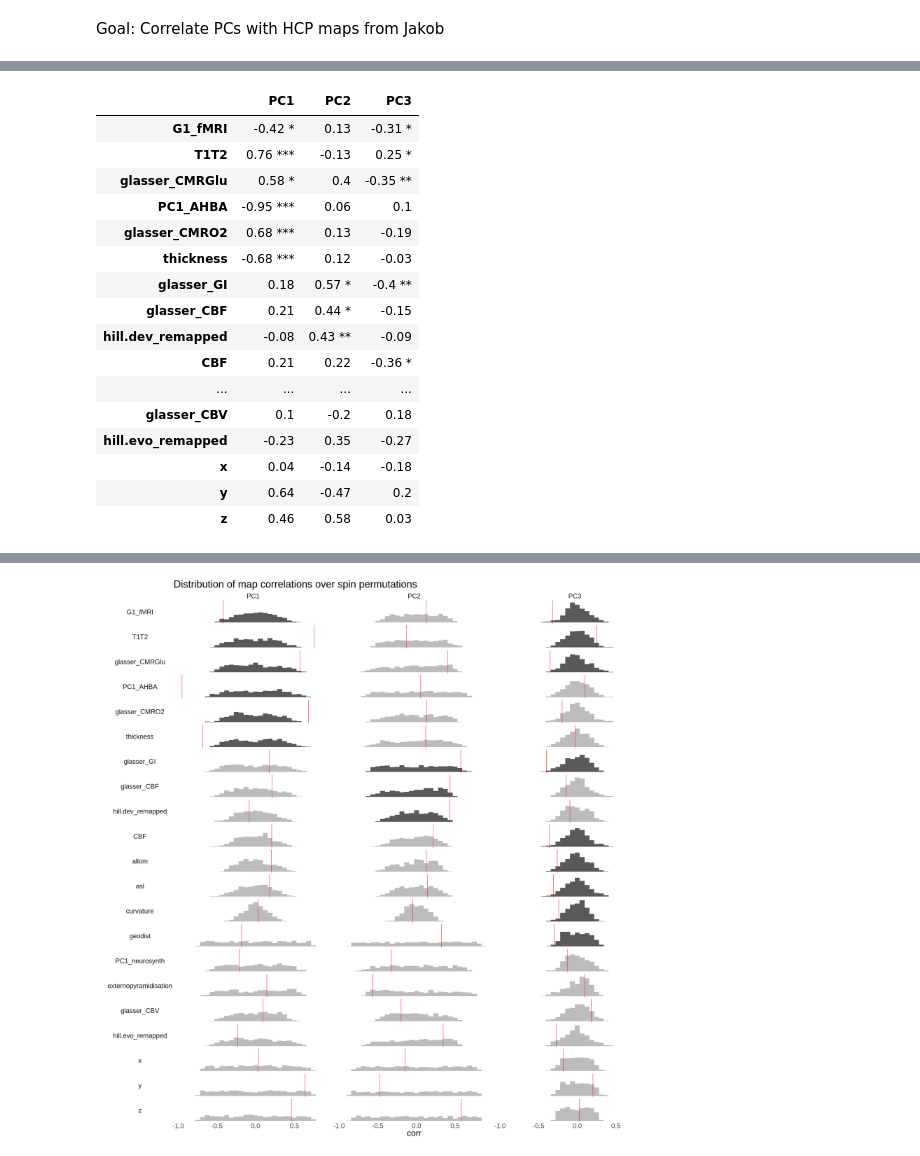
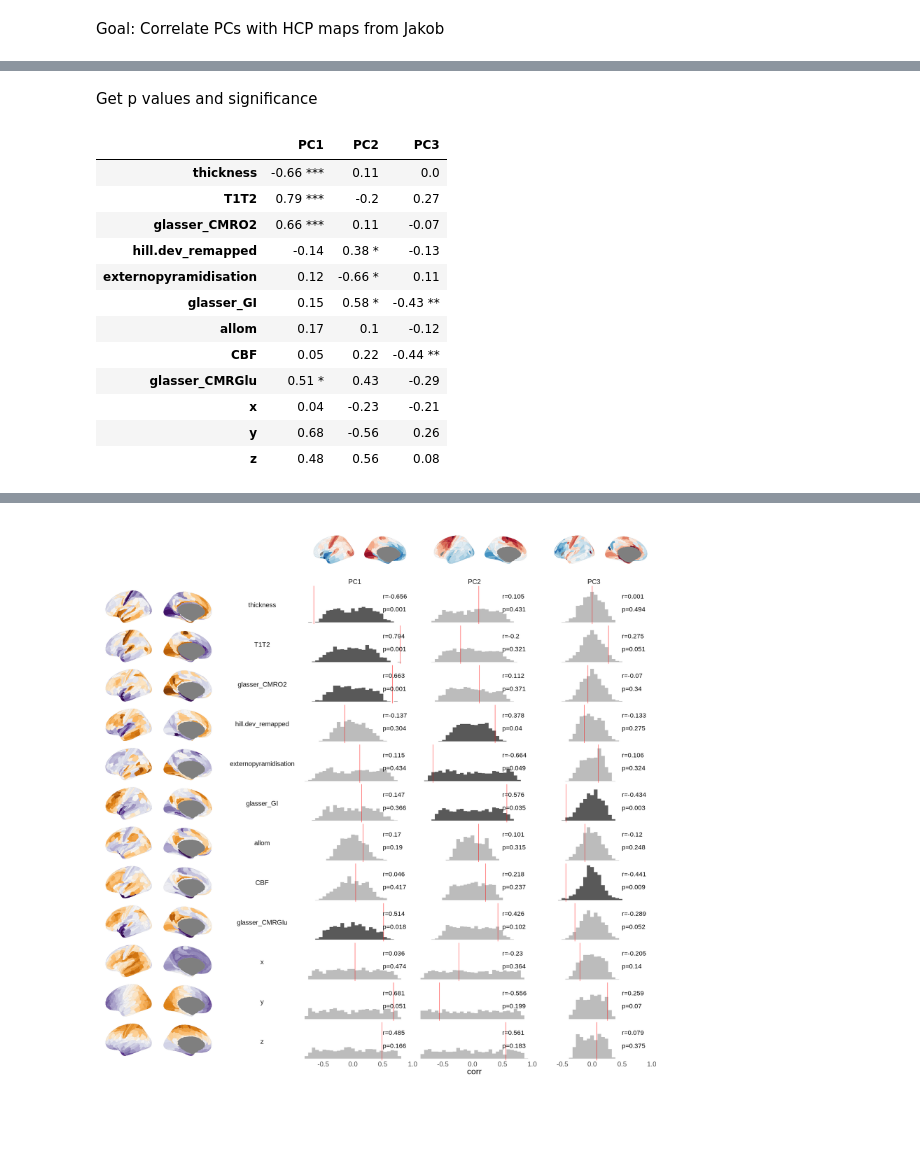
Before and after one commit to richardajdear/AHBA_gradients, a Jupyter notebook: notebooks/other_maps.ipynb, the cells around one changed output, grey strips where cells are left out. Cells and saved outputs as stored; diff of their text form; code cells hidden in the pictures; blank space fills up the shorter version.

```diff
--- a/notebooks/other_maps.ipynb
+++ b/notebooks/other_maps.ipynb
@@ -76,8 +87,8 @@ def get_corrs(version, maps):
 # %%
-version = hcp_3donors_ds7
-scores = hcp_base.score_from(version).drop([3,4],axis=1).apply(lambda x: (x-np.mean(x))/np.std(x)).join(get_labels_hcp())
+version = hcp_3donors_ds8
+scores = hcp_base.score_from(hcp_3donors_ds8).iloc[:,:3].apply(lambda x: (x-np.mean(x))/np.std(x))
 
-corrs = get_corrs(version, maps_jakob)
+corrs = get_corrs(scores, maps, method='spearman')
 corrs.style.format('{:.2f}')
 # %% [output]
 |  | PC1 | PC2 | PC3 |
@@ -116,3 +106,0 @@ theme_minimal() #+ theme(aspect.ratio=1)
-# %%
-maps = maps_jakob.loc[:, spin_p_order.index]
-maps
@@ -212,3 +135,5 @@ spin_corrs = pd.concat(spin_corrs).reset_index(level=0).set_axis(['map','PC1','P
+# %% [markdown]
+Get p values and significance
 # %%
 from scipy.stats import percentileofscore
 
@@ -224,57 +149,46 @@ for m, _map in enumerate(corrs.index):
 
 spin_p = pd.DataFrame(spin_p, index=corrs.index, columns=corrs.columns)
 # %%
-spin_p_order = (spin_p
+spin_sig = (spin_p
                 .apply(lambda x: x<.05)
-                .sort_values(['PC1','PC2','PC3'], ascending=False)
+            .loc[selected_maps.keys()]
+                # .sort_values(['PC1','PC2','PC3'], ascending=False)
                )
 
 map_corrs_sig = (corrs
- .loc[spin_p_order.index]
+ .loc[spin_sig.index]
  .round(2).astype('string')
  .where(spin_p > .05, other = lambda x: x+' *')
  .where(spin_p > .01, other = lambda x: x+'*')
  .where(spin_p > .001, other = lambda x: x+'*')
 )
-map_corrs_sig.to_csv("../outputs/map_corrs_sig.csv")
+# map_corrs_sig.to_csv("../outputs/map_corrs_sig.csv")
 map_corrs_sig
 # %% [output]
 |  | PC1 | PC2 | PC3 |
-| G1_fMRI | -0.42 * | 0.13 | -0.31 * |
-| T1T2 | 0.76 *** | -0.13 | 0.25 * |
-| glasser_CMRGlu | 0.58 * | 0.4 | -0.35 ** |
-| PC1_AHBA | -0.95 *** | 0.06 | 0.1 |
-| glasser_CMRO2 | 0.68 *** | 0.13 | -0.19 |
-| thickness | -0.68 *** | 0.12 | -0.03 |
-| glasser_GI | 0.18 | 0.57 * | -0.4 ** |
-| glasser_CBF | 0.21 | 0.44 * | -0.15 |
-| hill.dev_remapped | -0.08 | 0.43 ** | -0.09 |
-| CBF | 0.21 | 0.22 | -0.36 * |
-| ... | ... | ... | ... |
-| glasser_CBV | 0.1 | -0.2 | 0.18 |
-| hill.evo_remapped | -0.23 | 0.35 | -0.27 |
-| x | 0.04 | -0.14 | -0.18 |
-| y | 0.64 | -0.47 | 0.2 |
-| z | 0.46 | 0.58 | 0.03 |
+| thickness | -0.66 *** | 0.11 | 0.0 |
+| T1T2 | 0.79 *** | -0.2 | 0.27 |
+| glasser_CMRO2 | 0.66 *** | 0.11 | -0.07 |
+| hill.dev_remapped | -0.14 | 0.38 * | -0.13 |
+| externopyramidisation | 0.12 | -0.66 * | 0.11 |
+| glasser_GI | 0.15 | 0.58 * | -0.43 ** |
+| allom | 0.17 | 0.1 | -0.12 |
+| CBF | 0.05 | 0.22 | -0.44 ** |
+| glasser_CMRGlu | 0.51 * | 0.43 | -0.29 |
+| x | 0.04 | -0.23 | -0.21 |
+| y | 0.68 | -0.56 | 0.26 |
+| z | 0.48 | 0.56 | 0.08 |
+# %%
+maps_order = maps.loc[:, spin_sig.index]
 # %%
-%%R -i spin_corrs -i corrs -i spin_p_order -w 2000 -h 2000
-corrs <- corrs %>% rownames_to_column('map') %>% gather(pc, corr, -map)
-sig <- spin_p_order %>% rownames_to_column('map') %>% gather(pc, sig, -map)
+%%R -i corrs -i spin_corrs -i spin_p -i spin_sig -i scores -i maps_order -w 2000 -h 2000
+source("../code/plot_maps.R")
+g1 <- plot_spin_corrs(corrs, spin_corrs, spin_p, spin_sig)
+g2 <- plot_hcp_wide(scores) + guides(fill='none')
+g3 <- plot_maps(maps_order, colors=rev(brewer.puor(100)), ncol=1) + theme(strip.text.x=element_blank()) + guides(fill='none')
 
-spin_corrs %>%
-gather(pc, corr, -map) %>%
-left_join(sig, by = c('map', 'pc')) %>%
-ggplot() +
-facet_grid(factor(map, levels=rownames(spin_p_order))~pc, switch='y') +
-geom_histogram(aes(corr, alpha=sig)) +
-scale_alpha_manual(values=c(.4,1), guide='none') +
-ylab('') +
-geom_vline(data=corrs, aes(xintercept=corr), color='red') +
-ggtitle('Distribution of map correlations over spin permutations') +
-theme_minimal() +
-theme(strip.text.y.left = element_text(angle=0),
-      panel.grid = element_blank(),
-      axis.text.y = element_blank(),
-      text = element_text(size=30)
-     )
+(
+    ((plot_spacer() | g2) + plot_layout(widths=c(3,5))) /
+    ((g3 | g1) + plot_layout(widths=c(1,3)))
+) + plot_layout(heights=c(1,12))
 # %% [output]
@@ -281,2 +199,2 @@ theme(strip.text.y.left = element_text(angle=0),
 WARNING: R[write to console]: `stat_bin()` using `bins = 30`. Pick better value with `binwidth`.
-[figure, old version]
+[figure, new version]
```
Also changed, not shown: parts of 28 cells of this notebook, 3 other files.
